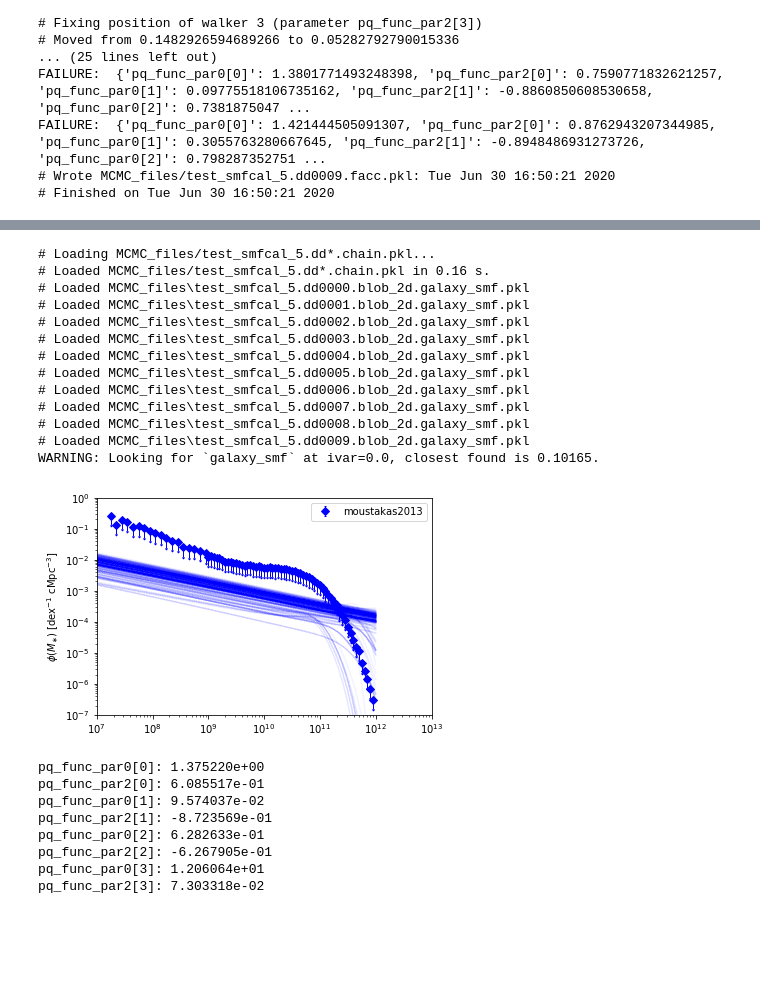
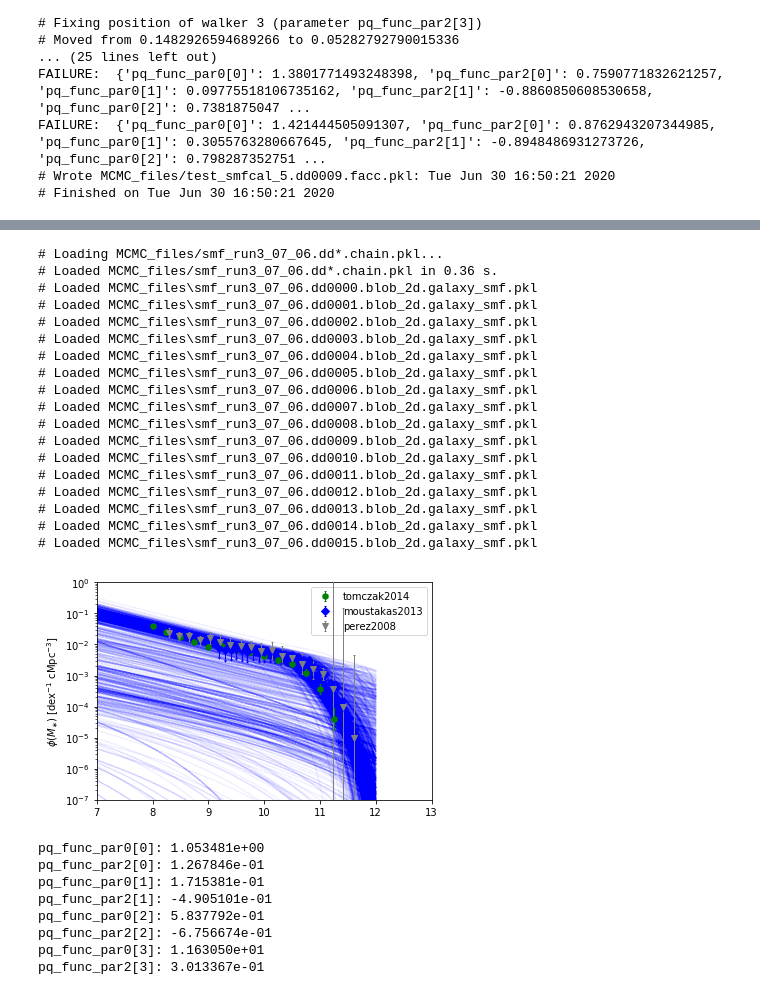
Before and after one commit to eklem1/GalaxySim, a Jupyter notebook: CheckingFitGuesses.ipynb, the cells around one changed output, grey strips where cells are left out. Drawn from its saved outputs; the diff is of its cells as text; code cells hidden in the pictures; blank space fills up the shorter version.

Commit message:
messing with priors, try to get new sfrd blob as well

```diff
--- a/CheckingFitGuesses.ipynb
+++ b/CheckingFitGuesses.ipynb
@@ -251,7 +250,7 @@ FAILURE:  {'pq_func_par0[0]': 1.421444505091307, 'pq_func_par2[0]': 0.8762943207
 # Wrote MCMC_files/test_smfcal_5.dd0009.facc.pkl: Tue Jun 30 16:50:21 2020
 # Finished on Tue Jun 30 16:50:21 2020
 # %%
-anl = ares.analysis.ModelSet('MCMC_files/test_smfcal_5')
+anl = ares.analysis.ModelSet('MCMC_files/smf_run3_07_06')
 # anl = ares.analysis.ModelSet('MCMC_files/smf_run2')
 # anl = ares.analysis.ModelSet('MCMC_files/smf_run5')
 
@@ -300,41 +299,46 @@ anl.custom_labels = labels
 # %%
 #look at the raw LF samples
 # ax = anl.ReconstructedFunction('galaxy_lf', ivar=[6, None], samples='all', color='b', alpha=0.01)
 
 # ax.set_yscale('log')
-z = 0.
+z = 0.35
 # 0.35, 0.875, 1.125, 1.75, 2.25, 2.75
 
 gpop = ares.analysis.GalaxyPopulation()
 
 ax = anl.ReconstructedFunction('galaxy_smf', ivar=[z, None], samples='all', color='b', alpha=0.01)
 
 # Plot any data within dz=0.1 of z=6
 gpop.PlotSMF(z, ax=ax, round_z=0.2, log10Mass=True)
 
 # ax.set_ylim(1e-35, 1)
 # ax.set_xlim(1e7, 1e13)
 
 ax.legend()
 pl.show()
 
 # ax = anl_2.ReconstructedFunction('galaxy_smf', ivar=[z, None], samples='all', color='b', alpha=0.01)
 # gpop.PlotSMF(z, ax=ax, round_z=0.2)
 # %% [output]
-# Loading MCMC_files/test_smfcal_5.dd*.chain.pkl...
-# Loaded MCMC_files/test_smfcal_5.dd*.chain.pkl in 0.16 s.
-# Loaded MCMC_files\test_smfcal_5.dd0000.blob_2d.galaxy_smf.pkl
-# Loaded MCMC_files\test_smfcal_5.dd0001.blob_2d.galaxy_smf.pkl
-# Loaded MCMC_files\test_smfcal_5.dd0002.blob_2d.galaxy_smf.pkl
-# Loaded MCMC_files\test_smfcal_5.dd0003.blob_2d.galaxy_smf.pkl
-# Loaded MCMC_files\test_smfcal_5.dd0004.blob_2d.galaxy_smf.pkl
-# Loaded MCMC_files\test_smfcal_5.dd0005.blob_2d.galaxy_smf.pkl
-# Loaded MCMC_files\test_smfcal_5.dd0006.blob_2d.galaxy_smf.pkl
-# Loaded MCMC_files\test_smfcal_5.dd0007.blob_2d.galaxy_smf.pkl
-# Loaded MCMC_files\test_smfcal_5.dd0008.blob_2d.galaxy_smf.pkl
-# Loaded MCMC_files\test_smfcal_5.dd0009.blob_2d.galaxy_smf.pkl
-WARNING: Looking for `galaxy_smf` at ivar=0.0, closest found is 0.10165.
+# Loading MCMC_files/smf_run3_07_06.dd*.chain.pkl...
+# Loaded MCMC_files/smf_run3_07_06.dd*.chain.pkl in 0.36 s.
+# Loaded MCMC_files\smf_run3_07_06.dd0000.blob_2d.galaxy_smf.pkl
+# Loaded MCMC_files\smf_run3_07_06.dd0001.blob_2d.galaxy_smf.pkl
+# Loaded MCMC_files\smf_run3_07_06.dd0002.blob_2d.galaxy_smf.pkl
+# Loaded MCMC_files\smf_run3_07_06.dd0003.blob_2d.galaxy_smf.pkl
+# Loaded MCMC_files\smf_run3_07_06.dd0004.blob_2d.galaxy_smf.pkl
+# Loaded MCMC_files\smf_run3_07_06.dd0005.blob_2d.galaxy_smf.pkl
+# Loaded MCMC_files\smf_run3_07_06.dd0006.blob_2d.galaxy_smf.pkl
+# Loaded MCMC_files\smf_run3_07_06.dd0007.blob_2d.galaxy_smf.pkl
+# Loaded MCMC_files\smf_run3_07_06.dd0008.blob_2d.galaxy_smf.pkl
+# Loaded MCMC_files\smf_run3_07_06.dd0009.blob_2d.galaxy_smf.pkl
+# Loaded MCMC_files\smf_run3_07_06.dd0010.blob_2d.galaxy_smf.pkl
+# Loaded MCMC_files\smf_run3_07_06.dd0011.blob_2d.galaxy_smf.pkl
+# Loaded MCMC_files\smf_run3_07_06.dd0012.blob_2d.galaxy_smf.pkl
+# Loaded MCMC_files\smf_run3_07_06.dd0013.blob_2d.galaxy_smf.pkl
+# Loaded MCMC_files\smf_run3_07_06.dd0014.blob_2d.galaxy_smf.pkl
+# Loaded MCMC_files\smf_run3_07_06.dd0015.blob_2d.galaxy_smf.pkl
-[figure, old version]
+[figure, new version]
 # %%
 params = \
 ['pq_func_par0[0]',
@@ -361,14 +365,14 @@ else:
     for i in range(len(covar[0])):
         print("{}: {:e}".format(params[i], covar[0][i]))
 # %% [output]
-pq_func_par0[0]: 1.375220e+00
-pq_func_par2[0]: 6.085517e-01
-pq_func_par0[1]: 9.574037e-02
-pq_func_par2[1]: -8.723569e-01
-pq_func_par0[2]: 6.282633e-01
-pq_func_par2[2]: -6.267905e-01
-pq_func_par0[3]: 1.206064e+01
-pq_func_par2[3]: 7.303318e-02
+pq_func_par0[0]: 1.053481e+00
+pq_func_par2[0]: 1.267846e-01
+pq_func_par0[1]: 1.715381e-01
+pq_func_par2[1]: -4.905101e-01
+pq_func_par0[2]: 5.837792e-01
+pq_func_par2[2]: -6.756674e-01
+pq_func_par0[3]: 1.163050e+01
+pq_func_par2[3]: 3.013367e-01
 # %%
 
 trig = anl.TrianglePlot(pars=params)
```
Also changed, not shown: parts of 18 cells of this notebook, 5 other files.
